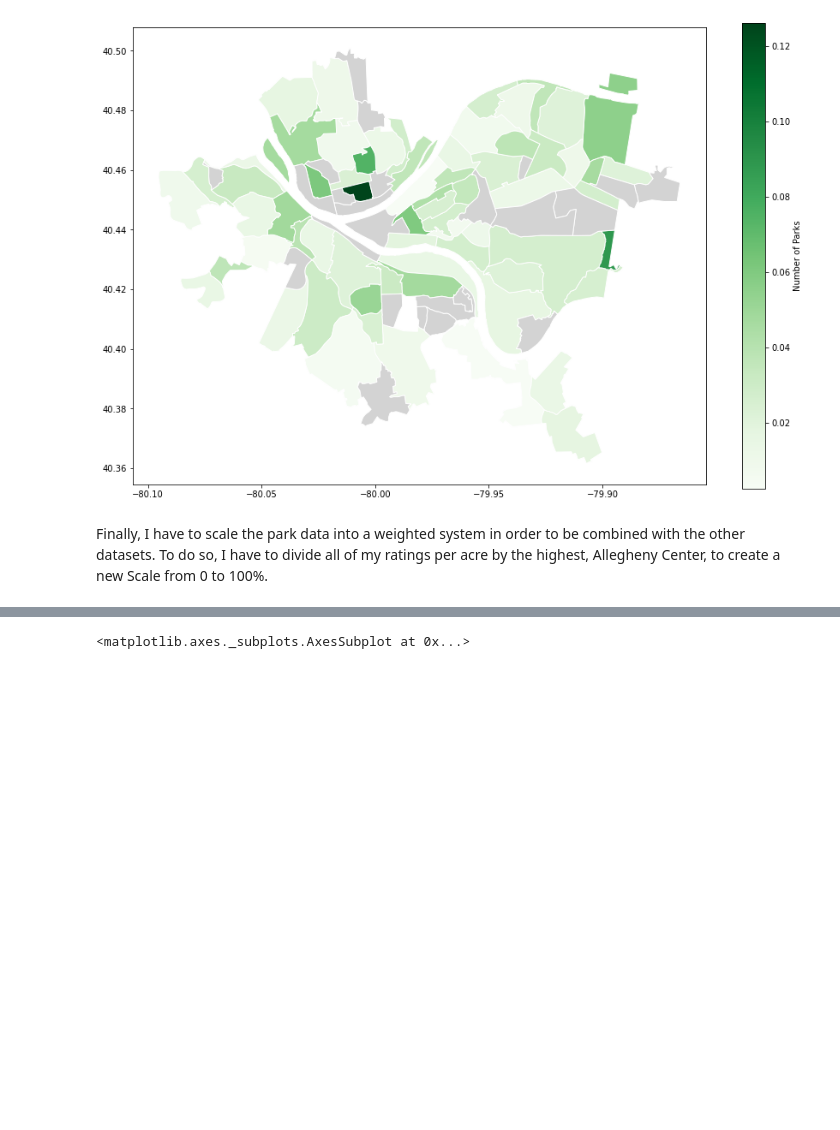
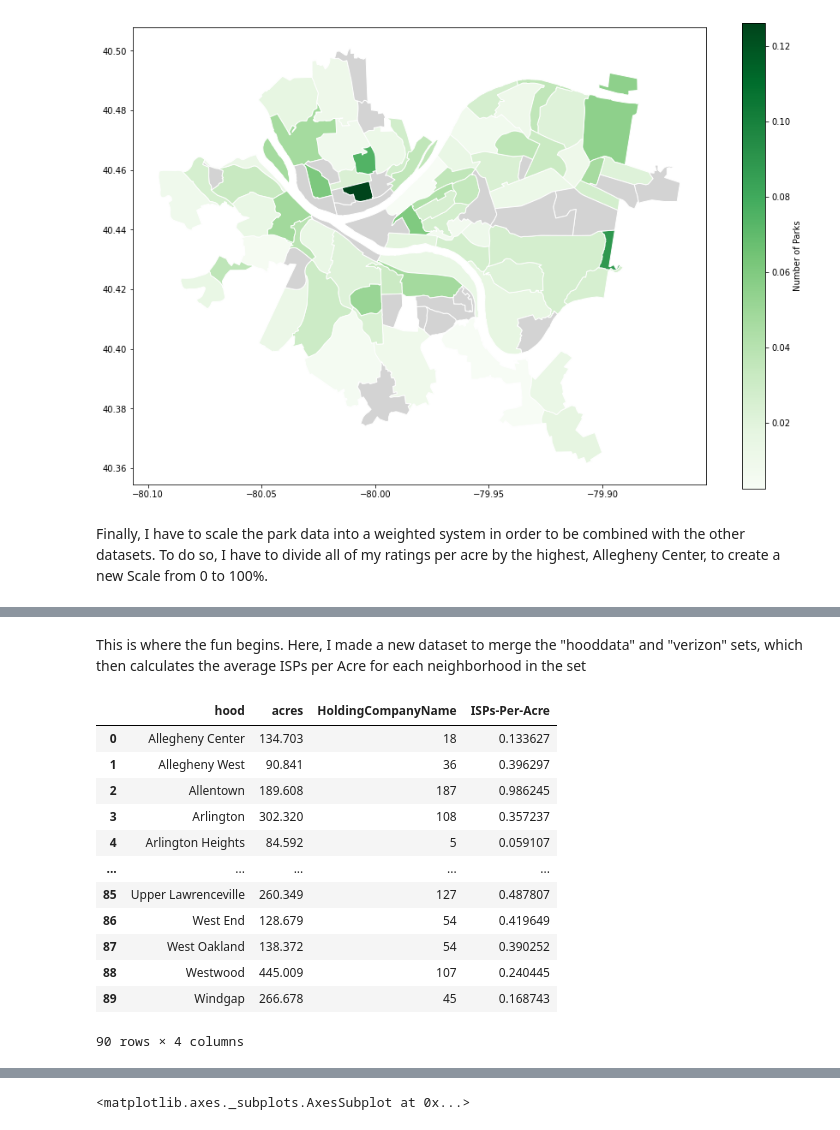
Before and after one commit to durigon-sam/Final-Project, a Jupyter notebook: Final Notebook.ipynb, the cells around one changed output, grey strips where cells are left out. Cells and saved outputs as stored; diff of their text form; code cells hidden in the pictures; blank space fills up the shorter version.

```diff
--- a/Final.ipynb
+++ b/Final Notebook.ipynb
@@ -183,0 +230,26 @@ ISPDrop = ISPDrop.sort_values(by=["hood"])
+# %% [markdown]
+This is where the fun begins. Here, I made a new dataset to merge the "hooddata" and "verizon" sets, which then calculates the average ISPs per Acre for each neighborhood in the set
+# %%
+merged = pd.merge(hooddata, verizon, left_on="hood", right_on="Neighborhood")
+merged.at[60, "acres"] = 775.68
+
+newarray = []
+for x in range(90):
+    newarray.append(merged.iloc[x, 2]/merged.iloc[x, 1])
+
+merged["ISPs-Per-Acre"] = newarray
+merged
+# %% [output]
+|  | hood | acres | HoldingCompanyName | ISPs-Per-Acre |
+| 0 | Allegheny Center | 134.703 | 18 | 0.133627 |
+| 1 | Allegheny West | 90.841 | 36 | 0.396297 |
+| 2 | Allentown | 189.608 | 187 | 0.986245 |
+| 3 | Arlington | 302.320 | 108 | 0.357237 |
+| 4 | Arlington Heights | 84.592 | 5 | 0.059107 |
+| ... | ... | ... | ... | ... |
+| 85 | Upper Lawrenceville | 260.349 | 127 | 0.487807 |
+| 86 | West End | 128.679 | 54 | 0.419649 |
+| 87 | West Oakland | 138.372 | 54 | 0.390252 |
+| 88 | Westwood | 445.009 | 107 | 0.240445 |
+| 89 | Windgap | 266.678 | 45 | 0.168743 |
+90 rows × 4 columns
```
Also changed, not shown: parts of 21 cells of this notebook.
